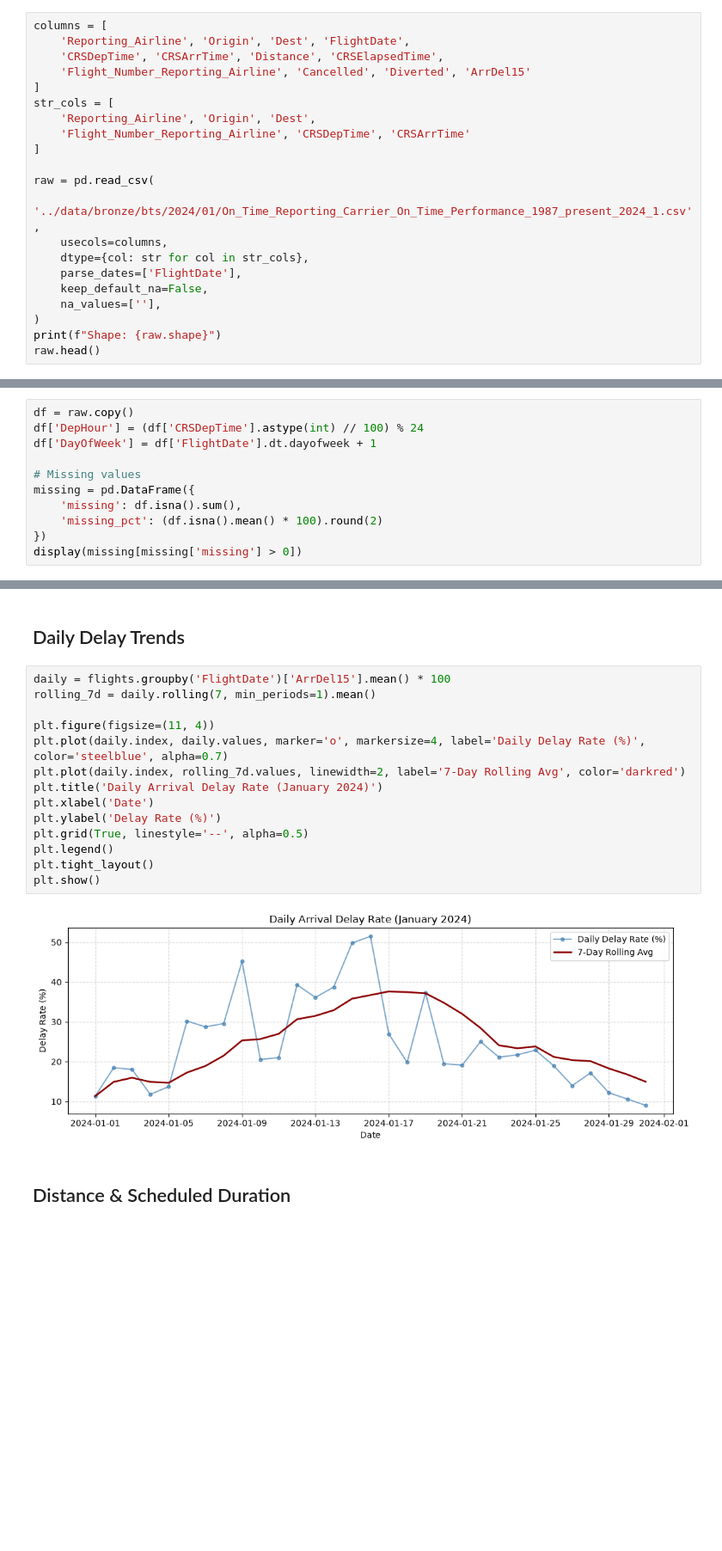
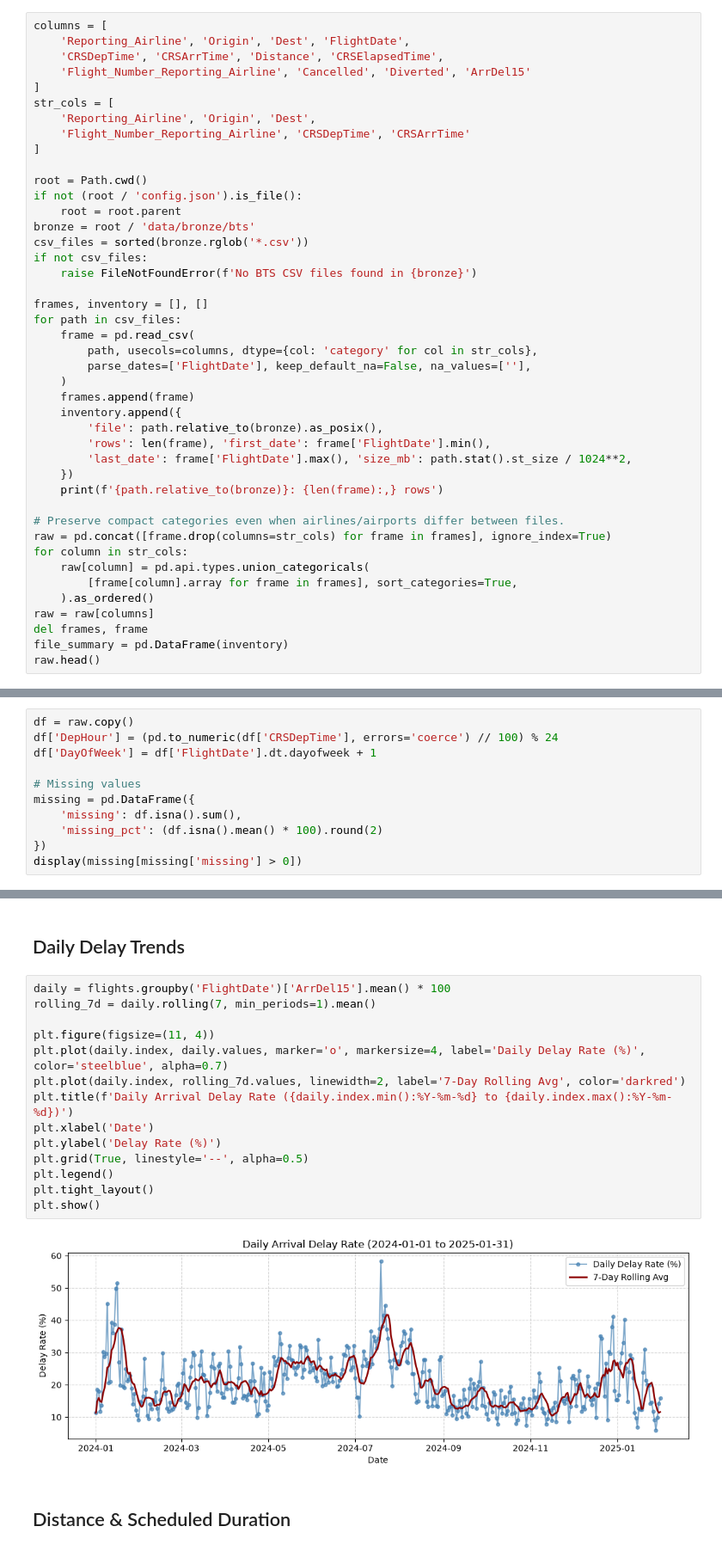
Before and after one commit to girwandhakal/flight-delay-pipeline, a Jupyter notebook: notebooks/eda_bts.ipynb, the cells around one changed output, grey strips where cells are left out. Shown at 86% size. Drawn from its saved outputs; the diff is of its cells as text; blank space fills up the shorter version.

```diff
--- a/notebooks/eda_bts.ipynb
+++ b/notebooks/eda_bts.ipynb
@@ -15,14 +21,36 @@ str_cols = [
     'Flight_Number_Reporting_Airline', 'CRSDepTime', 'CRSArrTime'
 ]
 
-raw = pd.read_csv(
-    '../data/bronze/bts/2024/01/On_Time_Reporting_Carrier_On_Time_Performance_1987_present_2024_1.csv',
-    usecols=columns,
-    dtype={col: str for col in str_cols},
-    parse_dates=['FlightDate'],
-    keep_default_na=False,
-    na_values=[''],
-)
-print(f"Shape: {raw.shape}")
+root = Path.cwd()
+if not (root / 'config.json').is_file():
+    root = root.parent
+bronze = root / 'data/bronze/bts'
+csv_files = sorted(bronze.rglob('*.csv'))
+if not csv_files:
+    raise FileNotFoundError(f'No BTS CSV files found in {bronze}')
+
+frames, inventory = [], []
+for path in csv_files:
+    frame = pd.read_csv(
+        path, usecols=columns, dtype={col: 'category' for col in str_cols},
+        parse_dates=['FlightDate'], keep_default_na=False, na_values=[''],
+    )
+    frames.append(frame)
+    inventory.append({
+        'file': path.relative_to(bronze).as_posix(),
+        'rows': len(frame), 'first_date': frame['FlightDate'].min(),
+        'last_date': frame['FlightDate'].max(), 'size_mb': path.stat().st_size / 1024**2,
+    })
+    print(f'{path.relative_to(bronze)}: {len(frame):,} rows')
+
+# Preserve compact categories even when airlines/airports differ between files.
+raw = pd.concat([frame.drop(columns=str_cols) for frame in frames], ignore_index=True)
+for column in str_cols:
+    raw[column] = pd.api.types.union_categoricals(
+        [frame[column].array for frame in frames], sort_categories=True,
+    ).as_ordered()
+raw = raw[columns]
+del frames, frame
+file_summary = pd.DataFrame(inventory)
 raw.head()
 # %% [output]
@@ -53,7 +148,7 @@ raw.dtypes.to_frame('dtype')
 ## Data Quality
 # %%
 df = raw.copy()
-df['DepHour'] = (df['CRSDepTime'].astype(int) // 100) % 24
+df['DepHour'] = (pd.to_numeric(df['CRSDepTime'], errors='coerce') // 100) % 24
 df['DayOfWeek'] = df['FlightDate'].dt.dayofweek + 1
 
 # Missing values
@@ -154,19 +251,19 @@ plt.show()
 # %%
 daily = flights.groupby('FlightDate')['ArrDel15'].mean() * 100
 rolling_7d = daily.rolling(7, min_periods=1).mean()
 
 plt.figure(figsize=(11, 4))
 plt.plot(daily.index, daily.values, marker='o', markersize=4, label='Daily Delay Rate (%)', color='steelblue', alpha=0.7)
 plt.plot(daily.index, rolling_7d.values, linewidth=2, label='7-Day Rolling Avg', color='darkred')
-plt.title('Daily Arrival Delay Rate (January 2024)')
+plt.title(f'Daily Arrival Delay Rate ({daily.index.min():%Y-%m-%d} to {daily.index.max():%Y-%m-%d})')
 plt.xlabel('Date')
 plt.ylabel('Delay Rate (%)')
 plt.grid(True, linestyle='--', alpha=0.5)
 plt.legend()
 plt.tight_layout()
 plt.show()
 # %% [output]
-[figure, old version]
+[figure, new version]
 # %% [markdown]
 ## Distance & Scheduled Duration
 # %%
```
Also changed, not shown: parts of 16 cells of this notebook.
